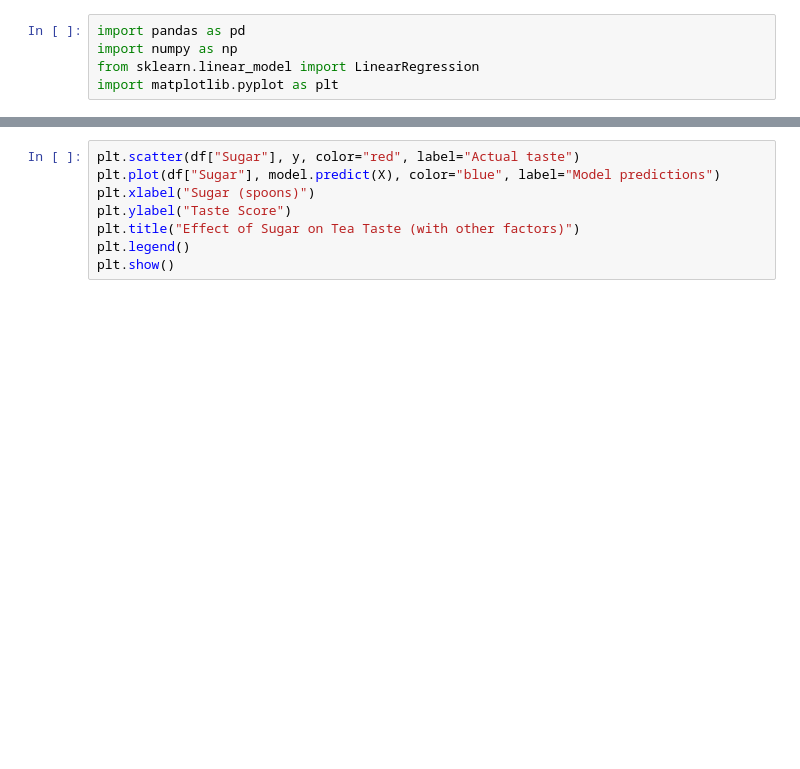
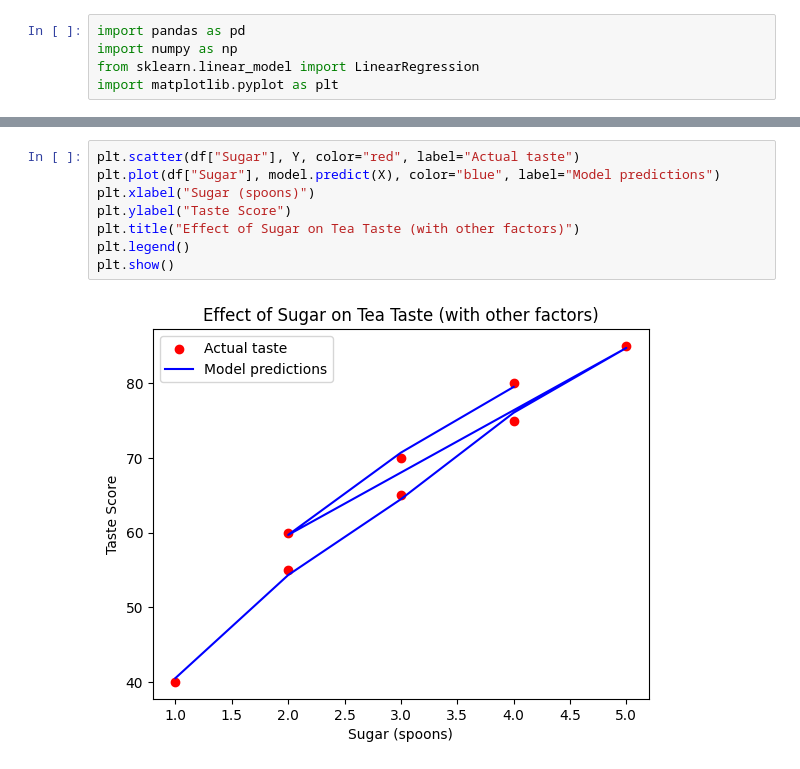
Before and after one commit to r-vignesh-22/Machine-Learning, a Jupyter notebook: Regression/Multi-LinearRegression/teaTastepredict.ipynb, the cells around one changed output, grey strips where cells are left out. Saved outputs shown, nothing was run; the diff lists cells and outputs as text; blank space fills up the shorter version.

```diff
--- a/Regression/Multi-LinearRegression/teaTastepredict.ipynb
+++ b/Regression/Multi-LinearRegression/teaTastepredict.ipynb
@@ -36,8 +57,10 @@ predicted_taste
 # %%
-plt.scatter(df["Sugar"], y, color="red", label="Actual taste")
+plt.scatter(df["Sugar"], Y, color="red", label="Actual taste")
 plt.plot(df["Sugar"], model.predict(X), color="blue", label="Model predictions")
 plt.xlabel("Sugar (spoons)")
 plt.ylabel("Taste Score")
 plt.title("Effect of Sugar on Tea Taste (with other factors)")
 plt.legend()
 plt.show()
+# %% [output]
+[figure, added]
```
Also changed, not shown: parts of 5 cells of this notebook, 6 other files.
